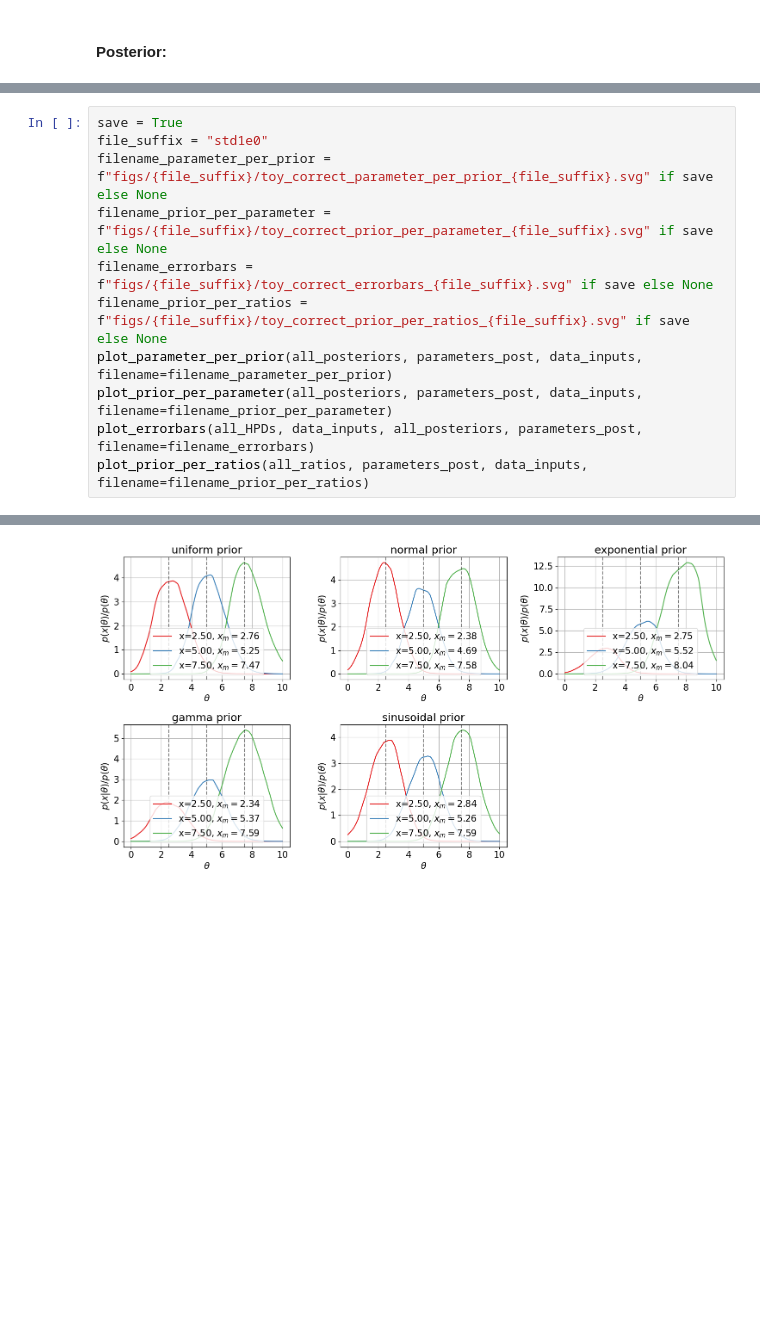
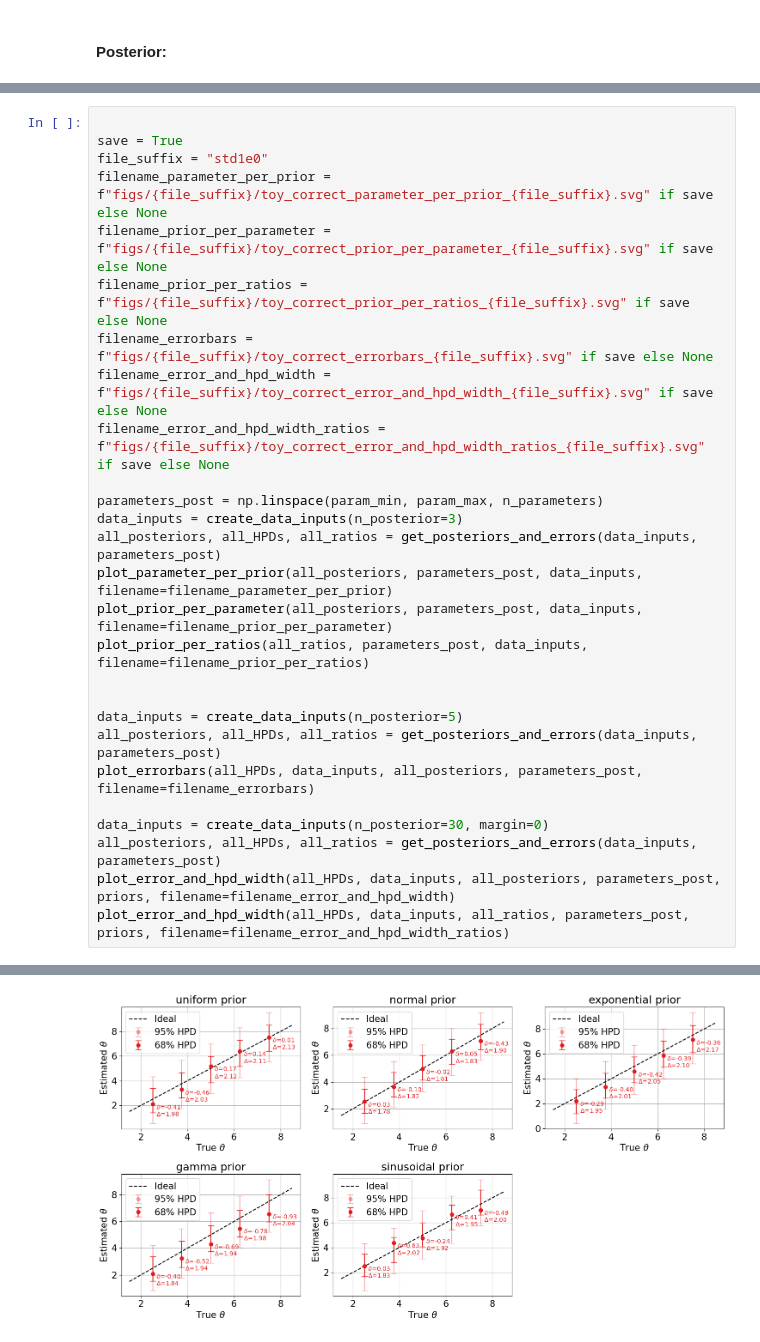
Before and after one commit to nabil-2/NNPD, a Jupyter notebook: toy_example.ipynb, the cells around one changed output, grey strips where cells are left out. Saved outputs shown, nothing was run; the diff lists cells and outputs as text; blank space fills up the shorter version.

Commit message:
plot bias and HPD error intervals

```diff
--- a/toy_example.ipynb
+++ b/toy_example.ipynb
@@ -485,12 +583,28 @@ for model, prior in zip(models, priors):
 # %%
+
 save = True
 file_suffix = "std1e0"
 filename_parameter_per_prior = f"figs/{file_suffix}/toy_correct_parameter_per_prior_{file_suffix}.svg" if save else None
 filename_prior_per_parameter = f"figs/{file_suffix}/toy_correct_prior_per_parameter_{file_suffix}.svg" if save else None
+filename_prior_per_ratios = f"figs/{file_suffix}/toy_correct_prior_per_ratios_{file_suffix}.svg" if save else None
 filename_errorbars = f"figs/{file_suffix}/toy_correct_errorbars_{file_suffix}.svg" if save else None
-filename_prior_per_ratios = f"figs/{file_suffix}/toy_correct_prior_per_ratios_{file_suffix}.svg" if save else None
+filename_error_and_hpd_width = f"figs/{file_suffix}/toy_correct_error_and_hpd_width_{file_suffix}.svg" if save else None
+filename_error_and_hpd_width_ratios = f"figs/{file_suffix}/toy_correct_error_and_hpd_width_ratios_{file_suffix}.svg" if save else None
+
+parameters_post = np.linspace(param_min, param_max, n_parameters)
+data_inputs = create_data_inputs(n_posterior=3)
+all_posteriors, all_HPDs, all_ratios = get_posteriors_and_errors(data_inputs, parameters_post)
 plot_parameter_per_prior(all_posteriors, parameters_post, data_inputs, filename=filename_parameter_per_prior)
 plot_prior_per_parameter(all_posteriors, parameters_post, data_inputs, filename=filename_prior_per_parameter)
+plot_prior_per_ratios(all_ratios, parameters_post, data_inputs, filename=filename_prior_per_ratios)
+
+
+data_inputs = create_data_inputs(n_posterior=5)
+all_posteriors, all_HPDs, all_ratios = get_posteriors_and_errors(data_inputs, parameters_post)
 plot_errorbars(all_HPDs, data_inputs, all_posteriors, parameters_post, filename=filename_errorbars)
-plot_prior_per_ratios(all_ratios, parameters_post, data_inputs, filename=filename_prior_per_ratios)
+
+data_inputs = create_data_inputs(n_posterior=30, margin=0)
+all_posteriors, all_HPDs, all_ratios = get_posteriors_and_errors(data_inputs, parameters_post)
+plot_error_and_hpd_width(all_HPDs, data_inputs, all_posteriors, parameters_post, priors, filename=filename_error_and_hpd_width)
+plot_error_and_hpd_width(all_HPDs, data_inputs, all_ratios, parameters_post, priors, filename=filename_error_and_hpd_width_ratios)
 # %% [output]
@@ -500 +614 @@ plot_prior_per_ratios(all_ratios, parameters_post, data_inputs, filename=filenam
-[figure, old version]
+[figure, new version]
```
Also changed, not shown: parts of 4 cells of this notebook, 8 other files.
